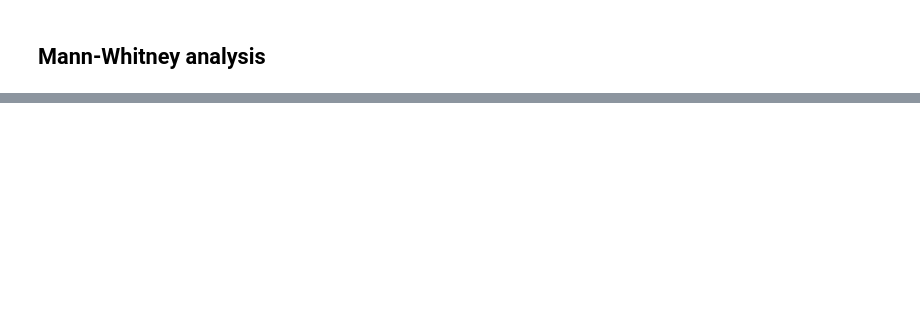
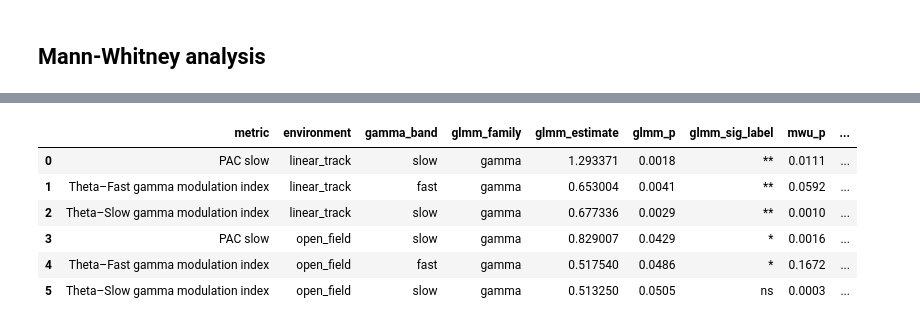
Before and after one commit to lkatsouri/NLGF_ephys_AXONA_data, a Jupyter notebook: ephys_PAC_comodulograms.ipynb, the cells around one changed output, grey strips where cells are left out. Saved outputs shown, nothing was run; the diff lists cells and outputs as text; code cells hidden in the pictures; blank space fills up the shorter version.

```diff
--- a/ephys_PAC_comodulograms.ipynb
+++ b/ephys_PAC_comodulograms.ipynb
@@ -110,23 +132,6 @@ def _pstars(p):
     if p < 0.01:   return "**"
     if p < 0.05:   return "*"
     return "ns"
-
-
-
-# ─── Metrics to analyse ───────────────────────────────────────────────────────
-metrics = {
-    "max_theta_freq": "Theta peak frequency (Hz)",
-    "comodulogram_PAC_slow_gamma": "Theta–slow gamma PAC",
-    "comodulogram_PAC_fast_gamma": "Theta–fast gamma PAC",
-    "n_oscillatory_epochs_slow_gamm": "Slow gamma event count",
-    "n_oscillatory_epochs_fast_gamma": "Fast gamma event count",
-    "theta_running_slope": "Theta–running slope",
-    "theta_running_intercept": "Theta–running intercept",
-    "theta_running_rvalue": "Theta–running r",
-}
-
-metrics = {k: v for k, v in metrics.items() if k in df.columns}
-
 
 # ─── Mann–Whitney tests: WT vs NLGF within each task ───────────────────────────
 mw_results = []
@@ -227,7 +232,7 @@ def plot_metric_violin(data, metric, ylabel, save=True):
                 zorder=10,
             )
 
-        # ── Mann–Whitney annotation ──────────────────────────────────────────
+        # ── P-valueannotation ──────────────────────────────────────────
         p_row = mw_results[
             (mw_results["metric"] == metric) &
             (mw_results["environment"] == env)
@@ -1278,0 +1601,55 @@ print(f"\nSaved: {comp_path}")
+# %%
+# -- Significant GLMM-TMB / Mann-Whitney U results summary -------------------
+from pathlib import Path
+from IPython.display import display, HTML
+import pandas as pd
+
+ALPHA = 0.05
+summary_path = Path(OUTPUT_DIR) / "glmmTMB_vs_mwu_significant_results_by_gamma_band.csv"
+full_path = Path(OUTPUT_DIR) / "glmmTMB_vs_mwu_concordance_by_gamma_band.csv"
+
+if "glmmTMB_vs_mwu" in globals():
+    sig_summary = glmmTMB_vs_mwu.loc[
+        glmmTMB_vs_mwu["glmm_sig"] | glmmTMB_vs_mwu["mwu_sig"]
+    ].copy()
+elif summary_path.exists():
+    sig_summary = pd.read_csv(summary_path)
+elif full_path.exists():
+    full = pd.read_csv(full_path)
+    sig_summary = full.loc[full["glmm_sig"] | full["mwu_sig"]].copy()
+else:
+    raise FileNotFoundError(
+        "Run the GLMM-TMB vs Mann-Whitney concordance cell first."
+    )
+
+ordered_cols = [
+    "metric", "environment", "gamma_band", "glmm_family",
+    "glmm_estimate", "glmm_p", "glmm_sig_label",
+    "mwu_p", "mwu_sig_label", "mannwhitney_U",
+    "WT_median", "NLGF_median", "n_WT", "n_NLGF", "concordance",
+]
+ordered_cols = [col for col in ordered_cols if col in sig_summary.columns]
+
+sig_summary = sig_summary.sort_values(["environment", "metric", "gamma_band"]).reset_index(drop=True)
+sig_summary.to_csv(summary_path, index=False)
+
+print(f"Significant GLMM-TMB or Mann-Whitney rows: {len(sig_summary)}")
+print(f"Saved: {summary_path}")
+
+if sig_summary.empty:
+    print(f"No significant GLMM-TMB or Mann-Whitney genotype contrasts at alpha = {ALPHA}.")
+else:
+    display(HTML("<h3>Significant GLMM-TMB or Mann-Whitney U genotype effects</h3>"))
+    display(
+        sig_summary[ordered_cols].style
+        .format({
+            "glmm_estimate": "{:.6f}",
+            "glmm_p": "{:.4f}",
+            "mwu_p": "{:.4f}",
+            "mannwhitney_U": "{:.2f}",
+            "WT_median": "{:.6f}",
+            "NLGF_median": "{:.6f}",
+        })
+        .set_properties(**{"font-size": "11px"})
+    )
+# %% [output]
@@ -1278,0 +1659,7 @@ print(f"\nSaved: {comp_path}")
+|  | metric | environment | gamma_band | glmm_family | glmm_estimate | glmm_p | glmm_sig_label | mwu_p | ... |
+| 0 | PAC slow | linear_track | slow | gamma | 1.293371 | 0.0018 | ** | 0.0111 | ... |
+| 1 | Theta–Fast gamma modulation index | linear_track | fast | gamma | 0.653004 | 0.0041 | ** | 0.0592 | ... |
+| 2 | Theta–Slow gamma modulation index | linear_track | slow | gamma | 0.677336 | 0.0029 | ** | 0.0010 | ... |
+| 3 | PAC slow | open_field | slow | gamma | 0.829007 | 0.0429 | * | 0.0016 | ... |
+| 4 | Theta–Fast gamma modulation index | open_field | fast | gamma | 0.517540 | 0.0486 | * | 0.1672 | ... |
+| 5 | Theta–Slow gamma modulation index | open_field | slow | gamma | 0.513250 | 0.0505 | ns | 0.0003 | ... |
```
Also changed, not shown: parts of 27 cells of this notebook, 1 other file.
